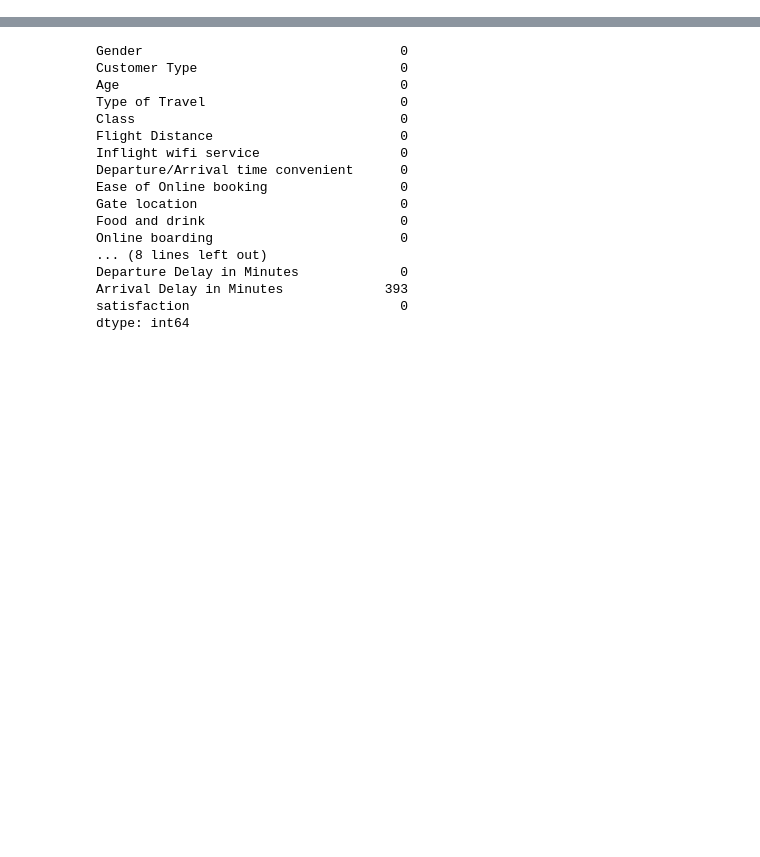
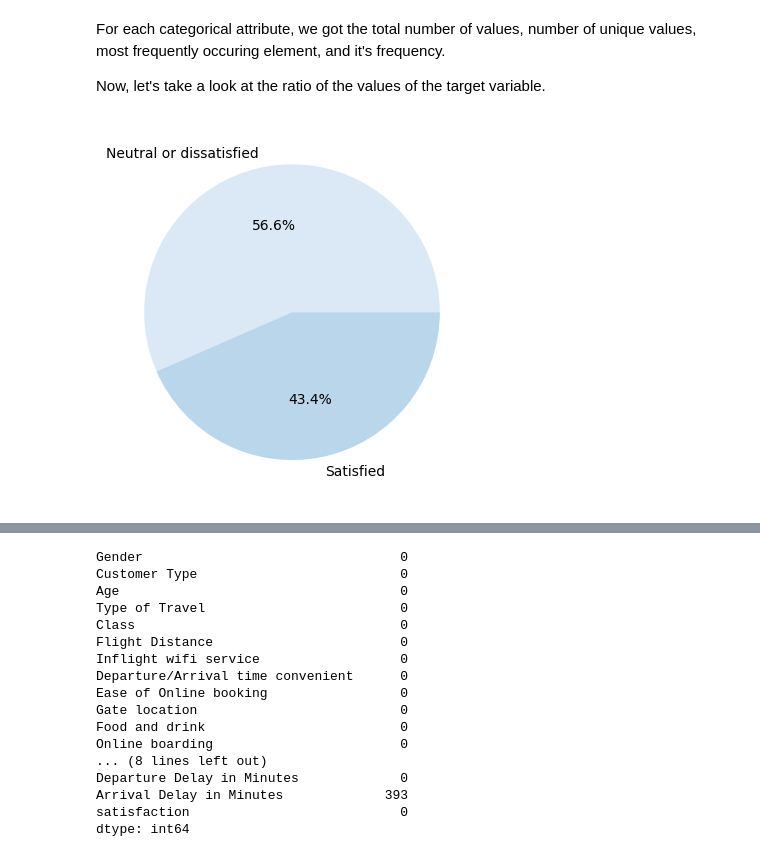
Before and after one commit to davinjason09/Airline-Satisfaction-Classification, a Jupyter notebook: Classification.ipynb, the cells around one changed output, grey strips where cells are left out. Drawn from its saved outputs; the diff is of its cells as text; code cells hidden in the pictures; blank space fills up the shorter version.

```diff
--- a/Classification.ipynb
+++ b/Classification.ipynb
@@ -66,0 +189,9 @@ memory usage: 22.8+ MB
+# %% [markdown]
+For each categorical attribute, we got the total number of values, number of unique values, most frequently occuring element, and it's frequency.
+
+Now, let's take a look at the ratio of the values of the target variable.
+# %%
+plt.pie(df_concat['satisfaction'].value_counts(), labels=['Neutral or dissatisfied', 'Satisfied'], colors=sns.color_palette('Blues'), autopct='%1.1f%%')
+pass
+# %% [output]
+[figure, added]
```
Also changed, not shown: parts of 54 cells of this notebook.
